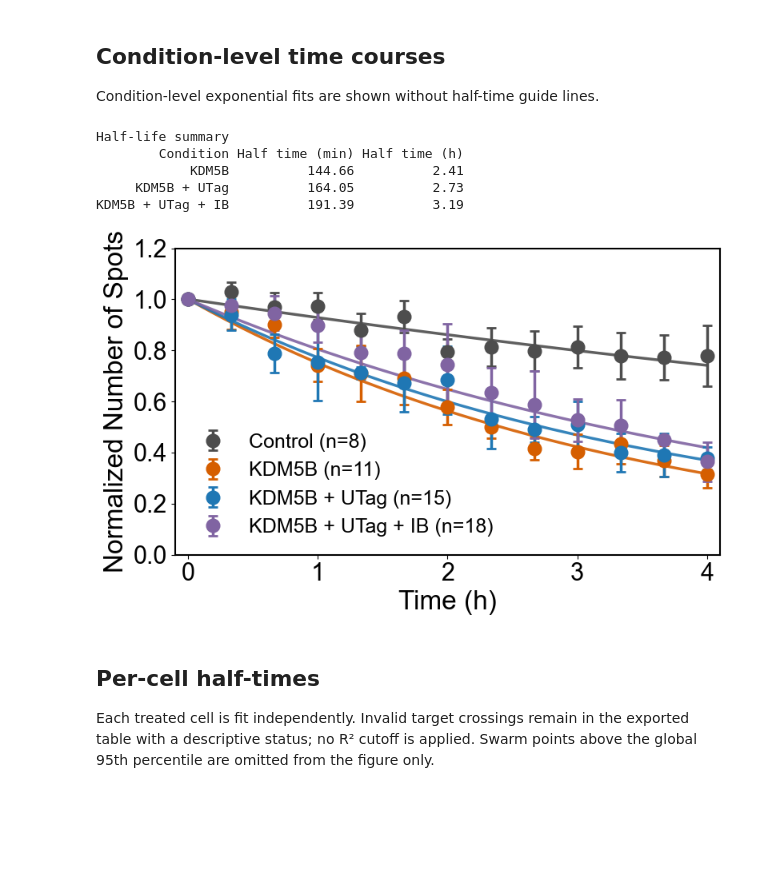
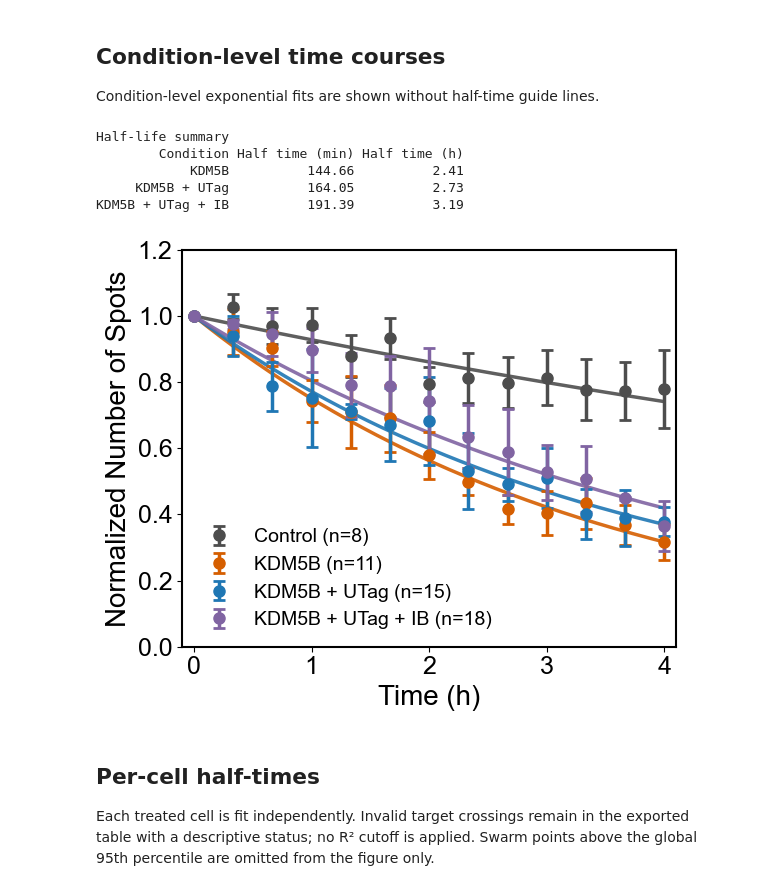
Before and after one commit to ningzhaoAnschutz/utag_paper, a Jupyter notebook: notebooks/Figure_6_RNA_stability_puromycin/Figure_6_F_RNA_Stability.ipynb, the cells around one changed output. Drawn from its saved outputs; the diff is of its cells as text; code cells hidden in the pictures; blank space fills up the shorter version.

```diff
--- a/notebooks/Figure_6_RNA_stability_puromycin/Figure_6_F_RNA_Stability.ipynb
+++ b/notebooks/Figure_6_RNA_stability_puromycin/Figure_6_F_RNA_Stability.ipynb
@@ -167,16 +167,16 @@ condition_fit_results = INH.plot_actd_conditions(
     show_treatment_line=False,
     require_all_repetitions=True,
     use_sem=True,
-    figsize=(8, 5),
+    figsize=(6, 5),
     ylims=(0.0, 1.2),
     xlims=(-0.1, 4.1),
     time_unit='h',
     show_individual_trajectories=False,
     font_family='Arial',
-    axis_label_size=24,
-    tick_label_size=22,
-    legend_font_size=18,
-    marker_size=12,
+    axis_label_size=20,
+    tick_label_size=18,
+    legend_font_size=14,
+    marker_size=8,
     data_line_width=2.5,
     error_bar_line_width=2.5,
     error_bar_cap_thickness=2,
@@ -219,34 +219,34 @@ for record in time_course_plot_records:
         })
 
 experimental_summary_df = pd.DataFrame(experimental_summary_rows)
 exponential_fit_df = pd.DataFrame(exponential_fit_rows)
 expected_experimental_rows = 4 * 13
 expected_fit_rows = 4 * 300
 if len(experimental_summary_df) != expected_experimental_rows:
     raise ValueError(
         f'Expected {expected_experimental_rows} Figure S11 experimental rows; '
         f'found {len(experimental_summary_df)}.'
     )
 if len(exponential_fit_df) != expected_fit_rows:
     raise ValueError(
         f'Expected {expected_fit_rows} Figure S11 exponential-fit rows; '
         f'found {len(exponential_fit_df)}.'
     )
 experimental_summary_df.to_csv(
     raw_data_folder / 'Figure_S11_RNA_stability_time_course_experimental_summary.csv',
     index=False,
 )
 exponential_fit_df.to_csv(
     raw_data_folder / 'Figure_S11_RNA_stability_time_course_exponential_fit.csv',
     index=False,
 )
 # %% [output]
 Half-life summary
         Condition Half time (min) Half time (h)
             KDM5B          144.66          2.41
      KDM5B + UTag          164.05          2.73
 KDM5B + UTag + IB          191.39          3.19
-[figure, old version]
+[figure, new version]
 # %% [markdown]
 ## Per-cell half-times
 
```
Also changed, not shown: 15 other files.
